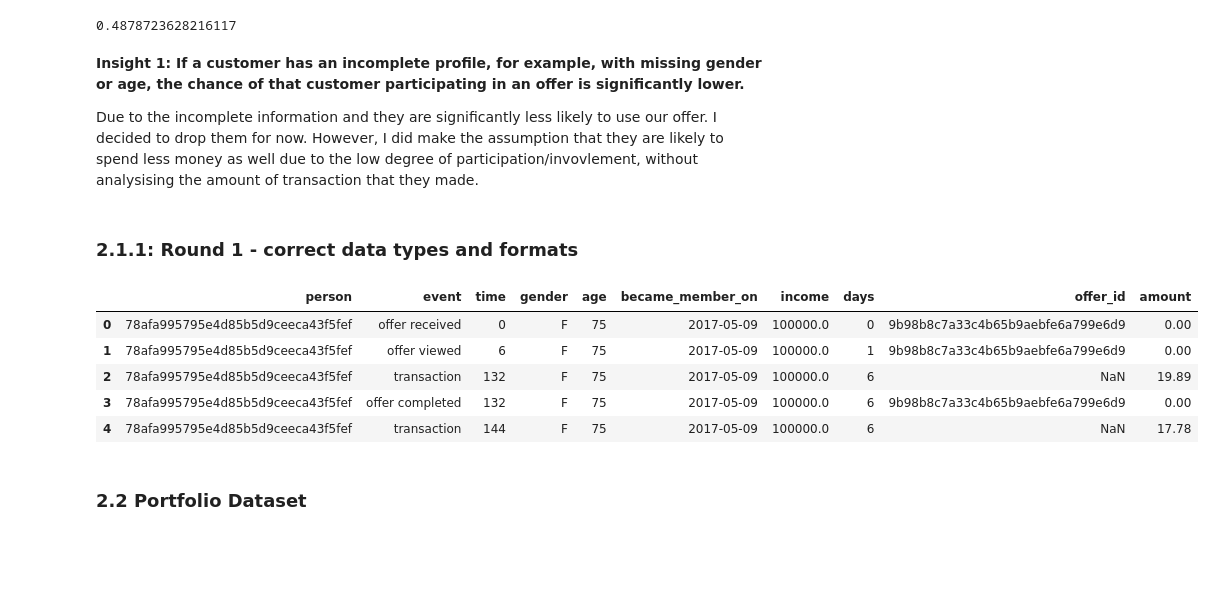
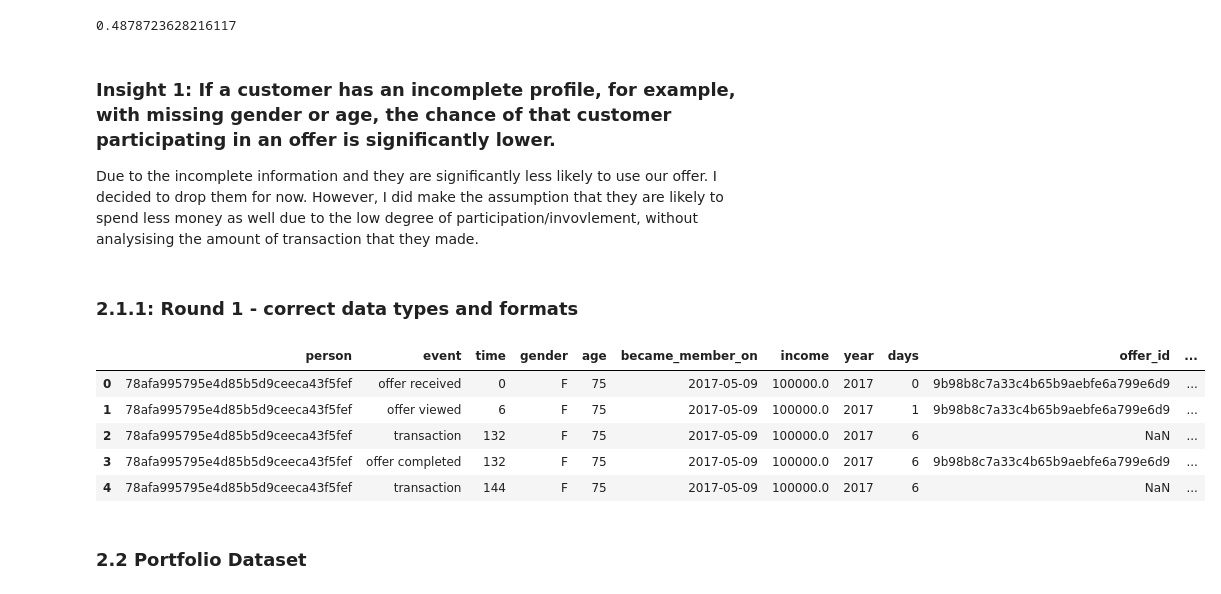
Before and after one commit to linnndachen/starbucks_capstone, a Jupyter notebook: Starbucks_Capstone_notebook.ipynb, the cells around one changed output. Drawn from its saved outputs; the diff is of its cells as text; code cells hidden in the pictures; blank space fills up the shorter version.

```diff
--- a/Starbucks_Capstone_notebook.ipynb
+++ b/Starbucks_Capstone_notebook.ipynb
@@ -247,18 +239,20 @@ len(com_profile[com_profile['event']=='offer completed'])/len(com_profile[com_pr
 # %% [output]
 0.4878723628216117
 # %% [markdown]
-**Insight 1: If a customer has an incomplete profile, for example, with missing gender or age, the chance of that customer participating in an offer is significantly lower.**
+### Insight 1: If a customer has an incomplete profile, for example, with missing gender or age, the chance of that customer participating in an offer is significantly lower.
 
 Due to the incomplete information and they are significantly less likely to use our offer. I decided to drop them for now. However, I did make the assumption that they are likely to spend less money as well due to the low degree of participation/invovlement, without analysising the amount of transaction that they made.
 # %% [markdown]
 ### 2.1.1: Round 1 - correct data types and formats
 # %%
-def clean_profile(df):
+def clean_df(df):
     clean_df = df[df['gender'].notnull()].copy() #drop null values
     clean_df.drop('id', axis=1, inplace=True) #drop the repeated column after combine
 
     #change became_member_on to datetime formate
     clean_df['became_member_on'] = pd.to_datetime(clean_df['became_member_on'], format='%Y%m%d')
+    # create a new column that has the year which customers become members
+    clean_df['year'] = clean_df['became_member_on'].apply(lambda x: str(x)[:4])
 
     #change the time in hours to days, rounding up
     clean_df['days'] = clean_df['time'].apply(lambda x: int(x / 24) + (x % 24 > 0))
@@ -272,15 +266,15 @@ def clean_profile(df):
 
     return clean_df
 # %%
-clean_df = clean_profile(df)
+clean_df = clean_df(df)
 clean_df.head()
 # %% [output]
-|  | person | event | time | gender | age | became_member_on | income | days | offer_id | amount |
-| 0 | 78afa995795e4d85b5d9ceeca43f5fef | offer received | 0 | F | 75 | 2017-05-09 | 100000.0 | 0 | 9b98b8c7a33c4b65b9aebfe6a799e6d9 | 0.00 |
-| 1 | 78afa995795e4d85b5d9ceeca43f5fef | offer viewed | 6 | F | 75 | 2017-05-09 | 100000.0 | 1 | 9b98b8c7a33c4b65b9aebfe6a799e6d9 | 0.00 |
-| 2 | 78afa995795e4d85b5d9ceeca43f5fef | transaction | 132 | F | 75 | 2017-05-09 | 100000.0 | 6 | NaN | 19.89 |
-| 3 | 78afa995795e4d85b5d9ceeca43f5fef | offer completed | 132 | F | 75 | 2017-05-09 | 100000.0 | 6 | 9b98b8c7a33c4b65b9aebfe6a799e6d9 | 0.00 |
-| 4 | 78afa995795e4d85b5d9ceeca43f5fef | transaction | 144 | F | 75 | 2017-05-09 | 100000.0 | 6 | NaN | 17.78 |
+|  | person | event | time | gender | age | became_member_on | income | year | days | offer_id | ... |
+| 0 | 78afa995795e4d85b5d9ceeca43f5fef | offer received | 0 | F | 75 | 2017-05-09 | 100000.0 | 2017 | 0 | 9b98b8c7a33c4b65b9aebfe6a799e6d9 | ... |
+| 1 | 78afa995795e4d85b5d9ceeca43f5fef | offer viewed | 6 | F | 75 | 2017-05-09 | 100000.0 | 2017 | 1 | 9b98b8c7a33c4b65b9aebfe6a799e6d9 | ... |
+| 2 | 78afa995795e4d85b5d9ceeca43f5fef | transaction | 132 | F | 75 | 2017-05-09 | 100000.0 | 2017 | 6 | NaN | ... |
+| 3 | 78afa995795e4d85b5d9ceeca43f5fef | offer completed | 132 | F | 75 | 2017-05-09 | 100000.0 | 2017 | 6 | 9b98b8c7a33c4b65b9aebfe6a799e6d9 | ... |
+| 4 | 78afa995795e4d85b5d9ceeca43f5fef | transaction | 144 | F | 75 | 2017-05-09 | 100000.0 | 2017 | 6 | NaN | ... |
 # %% [markdown]
 ### 2.2 Portfolio Dataset
 # %%
```
Also changed, not shown: parts of 92 cells of this notebook.
